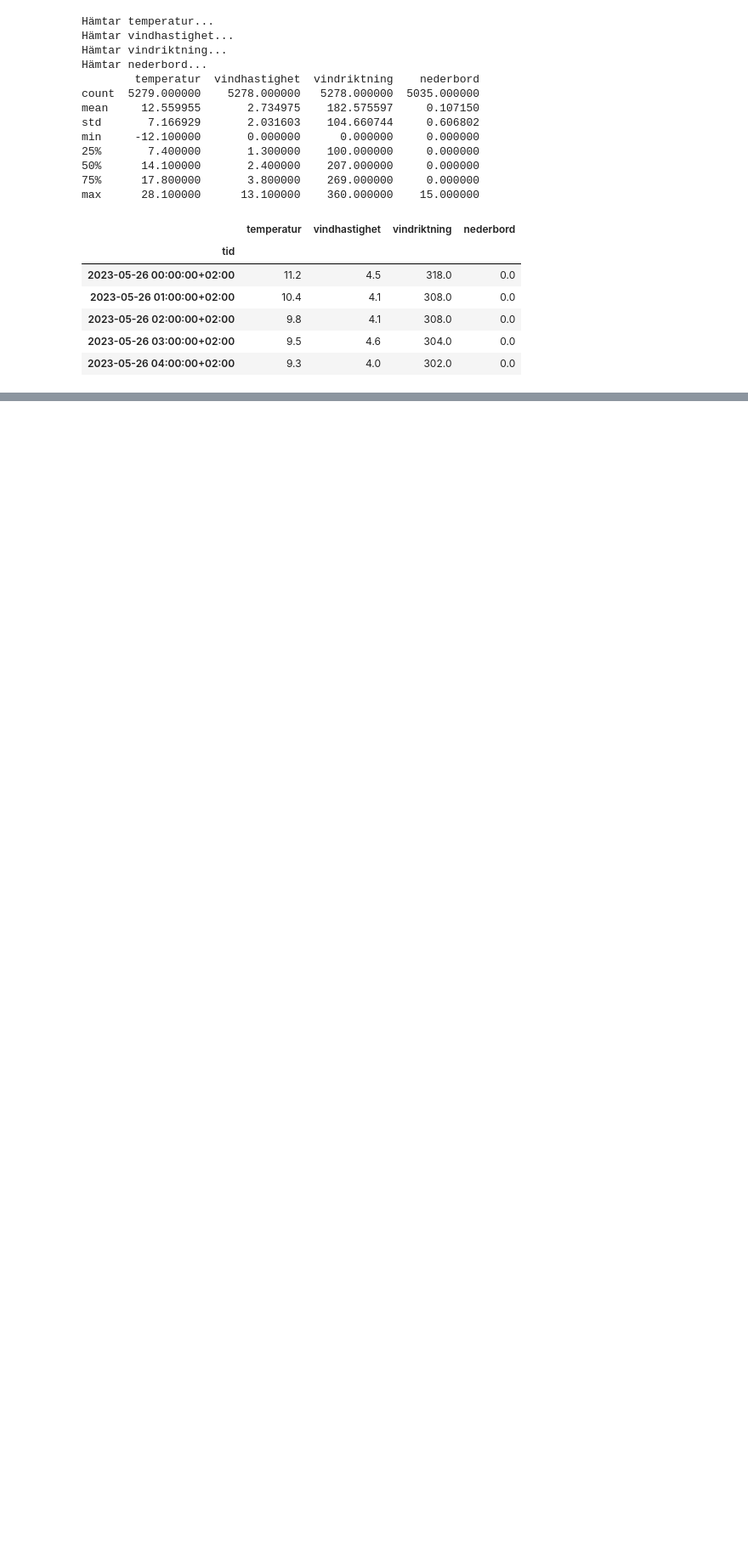
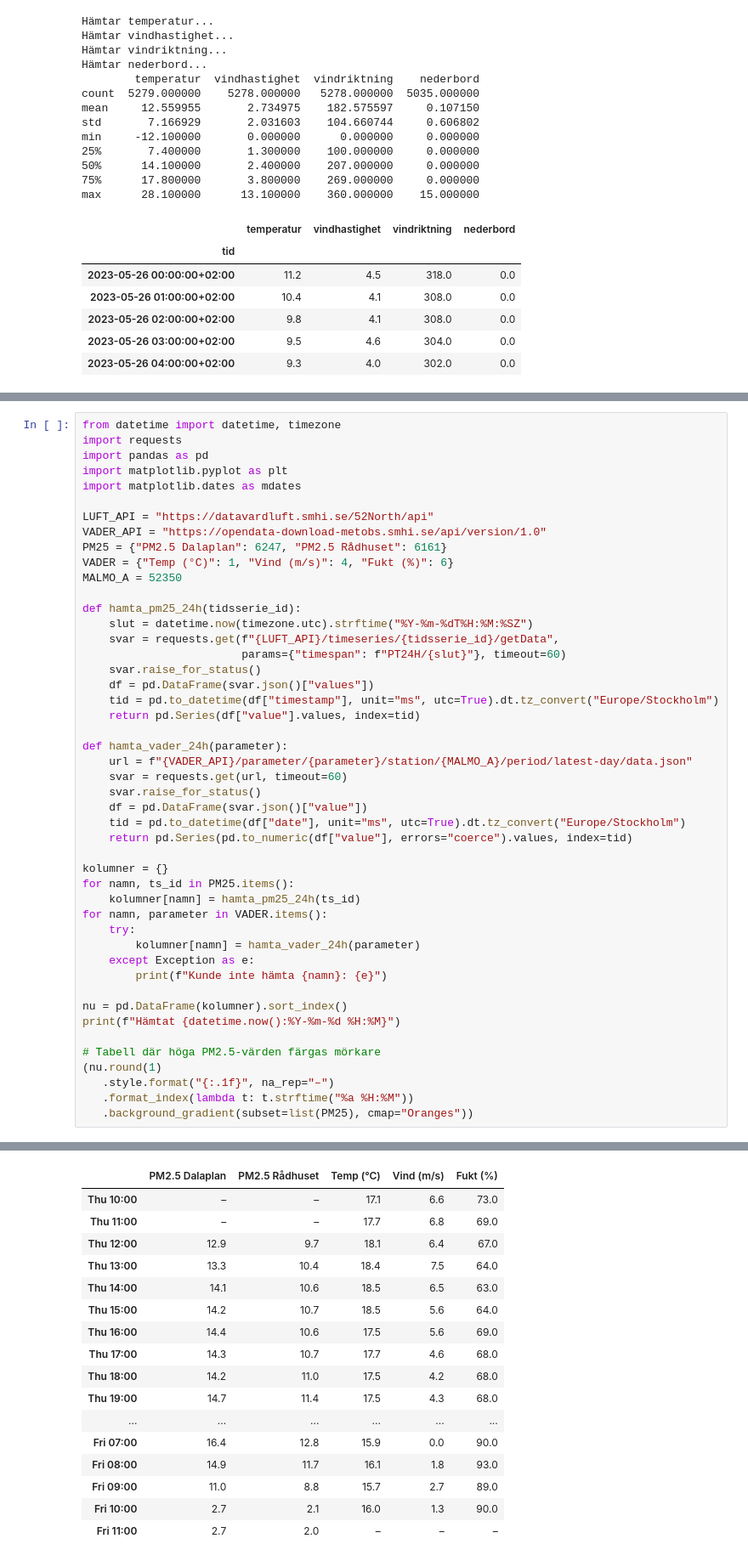
Before and after one commit to EliWei/sandbox_airquality, a Jupyter notebook: luftkvalitet_malmo.ipynb, the cells around one changed output, grey strips where cells are left out. Shown at 85% size. Drawn from its saved outputs; the diff is of its cells as text; blank space fills up the shorter version.

```diff
--- a/luftkvalitet_malmo.ipynb
+++ b/luftkvalitet_malmo.ipynb
@@ -661,0 +664,48 @@ max      28.100000      13.100000    360.000000    15.000000
+# %%
+from datetime import datetime, timezone
+import requests
+import pandas as pd
+import matplotlib.pyplot as plt
+import matplotlib.dates as mdates
+
+LUFT_API = "https://datavardluft.smhi.se/52North/api"
+VADER_API = "https://opendata-download-metobs.smhi.se/api/version/1.0"
+PM25 = {"PM2.5 Dalaplan": 6247, "PM2.5 Rådhuset": 6161}
+VADER = {"Temp (°C)": 1, "Vind (m/s)": 4, "Fukt (%)": 6}
+MALMO_A = 52350
+
+def hamta_pm25_24h(tidsserie_id):
+    slut = datetime.now(timezone.utc).strftime("%Y-%m-%dT%H:%M:%SZ")
+    svar = requests.get(f"{LUFT_API}/timeseries/{tidsserie_id}/getData",
+                        params={"timespan": f"PT24H/{slut}"}, timeout=60)
+    svar.raise_for_status()
+    df = pd.DataFrame(svar.json()["values"])
+    tid = pd.to_datetime(df["timestamp"], unit="ms", utc=True).dt.tz_convert("Europe/Stockholm")
+    return pd.Series(df["value"].values, index=tid)
+
+def hamta_vader_24h(parameter):
+    url = f"{VADER_API}/parameter/{parameter}/station/{MALMO_A}/period/latest-day/data.json"
+    svar = requests.get(url, timeout=60)
+    svar.raise_for_status()
+    df = pd.DataFrame(svar.json()["value"])
+    tid = pd.to_datetime(df["date"], unit="ms", utc=True).dt.tz_convert("Europe/Stockholm")
+    return pd.Series(pd.to_numeric(df["value"], errors="coerce").values, index=tid)
+
+kolumner = {}
+for namn, ts_id in PM25.items():
+    kolumner[namn] = hamta_pm25_24h(ts_id)
+for namn, parameter in VADER.items():
+    try:
+        kolumner[namn] = hamta_vader_24h(parameter)
+    except Exception as e:
+        print(f"Kunde inte hämta {namn}: {e}")
+
+nu = pd.DataFrame(kolumner).sort_index()
+print(f"Hämtat {datetime.now():%Y-%m-%d %H:%M}")
+
+# Tabell där höga PM2.5-värden färgas mörkare
+(nu.round(1)
+   .style.format("{:.1f}", na_rep="–")
+   .format_index(lambda t: t.strftime("%a %H:%M"))
+   .background_gradient(subset=list(PM25), cmap="Oranges"))
+# %% [output]
@@ -661,0 +713,17 @@ max      28.100000      13.100000    360.000000    15.000000
+|  | PM2.5 Dalaplan | PM2.5 Rådhuset | Temp (°C) | Vind (m/s) | Fukt (%) |
+| Thu 10:00 | – | – | 17.1 | 6.6 | 73.0 |
+| Thu 11:00 | – | – | 17.7 | 6.8 | 69.0 |
+| Thu 12:00 | 12.9 | 9.7 | 18.1 | 6.4 | 67.0 |
+| Thu 13:00 | 13.3 | 10.4 | 18.4 | 7.5 | 64.0 |
+| Thu 14:00 | 14.1 | 10.6 | 18.5 | 6.5 | 63.0 |
+| Thu 15:00 | 14.2 | 10.7 | 18.5 | 5.6 | 64.0 |
+| Thu 16:00 | 14.4 | 10.6 | 17.5 | 5.6 | 69.0 |
+| Thu 17:00 | 14.3 | 10.7 | 17.7 | 4.6 | 68.0 |
+| Thu 18:00 | 14.2 | 11.0 | 17.5 | 4.2 | 68.0 |
+| Thu 19:00 | 14.7 | 11.4 | 17.5 | 4.3 | 68.0 |
+| ... | ... | ... | ... | ... | ... |
+| Fri 07:00 | 16.4 | 12.8 | 15.9 | 0.0 | 90.0 |
+| Fri 08:00 | 14.9 | 11.7 | 16.1 | 1.8 | 93.0 |
+| Fri 09:00 | 11.0 | 8.8 | 15.7 | 2.7 | 89.0 |
+| Fri 10:00 | 2.7 | 2.1 | 16.0 | 1.3 | 90.0 |
+| Fri 11:00 | 2.7 | 2.0 | – | – | – |
```
Also changed, not shown: parts of 11 cells of this notebook, 2 other files.
